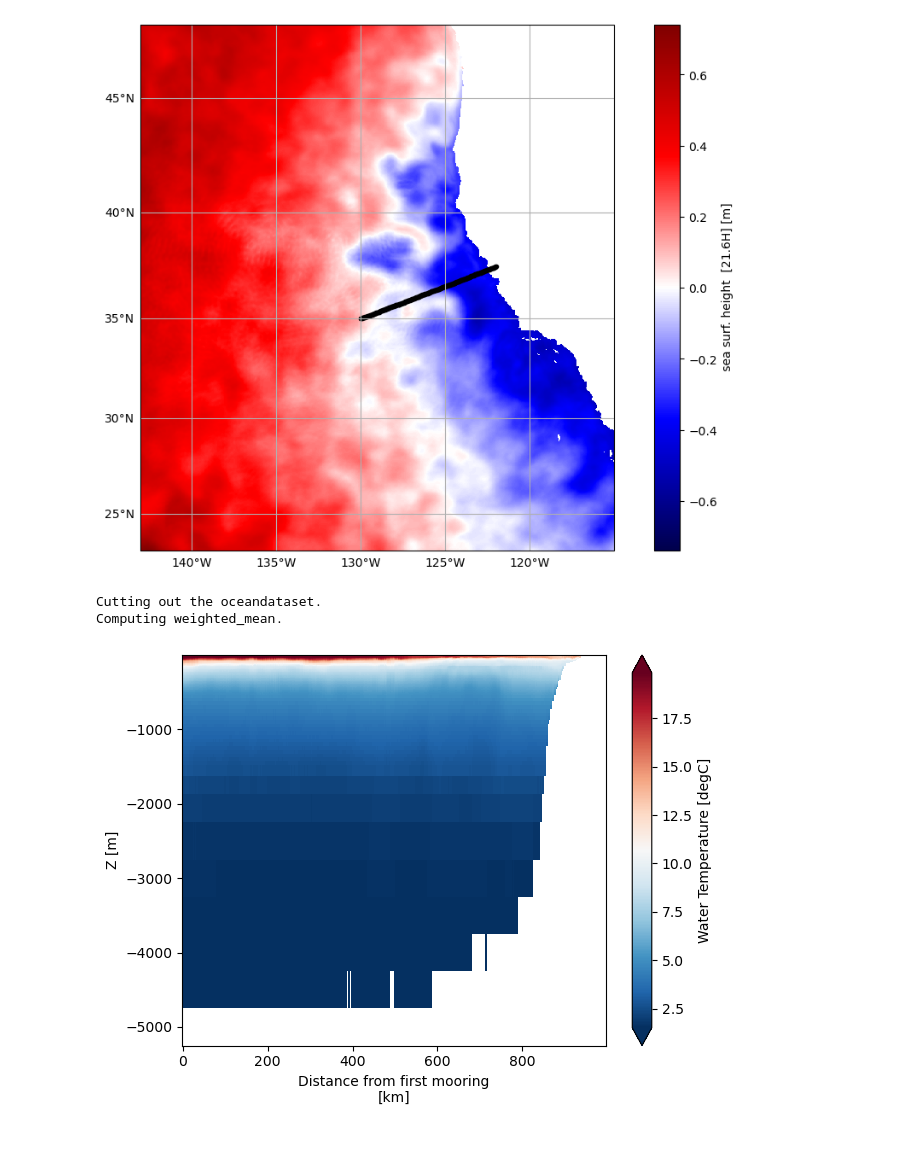
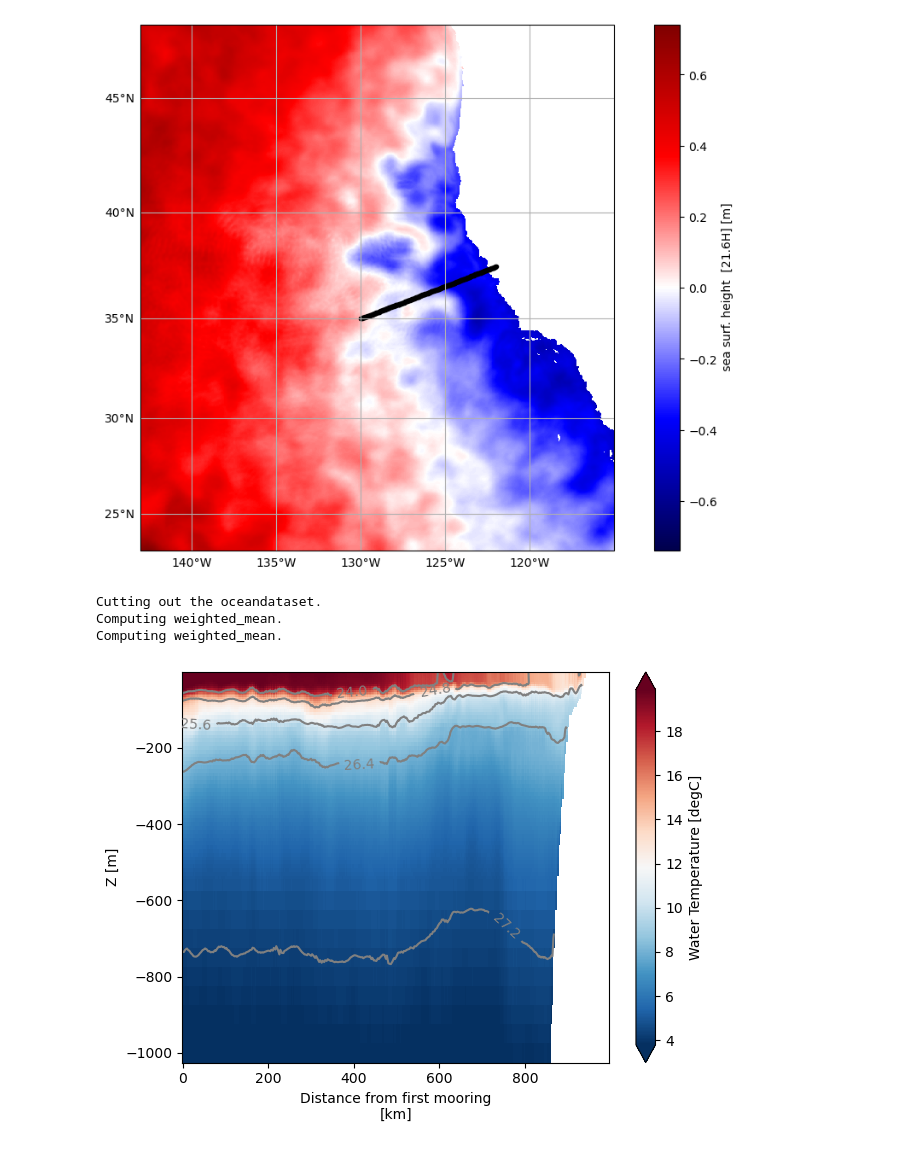
Before and after one commit to Mikejmnez/Ospy_Notebooks, a Jupyter notebook: HyCOM_ospy.ipynb, the cells around one changed output. Saved outputs shown, nothing was run; the diff lists cells and outputs as text; code cells hidden in the pictures.

```diff
--- a/HyCOM_ospy.ipynb
+++ b/HyCOM_ospy.ipynb
@@ -68,0 +126,8 @@ od = od.set_description('Sample data (snapshots) off the Northern California Coa
+# %%
+HFacC = xr.ones_like(od._ds['Temp'].isel(time=0))
+HFacW = xr.DataArray(np.ones([len(ds.Z), len(ds.Y), len(ds.Xp1)]), dims=['Z', 'Y', 'Xp1'], coords={'Z': ds.Z, "Y": ds.Y, 'Xp1': ds.Xp1})
+HFacS = xr.DataArray(np.ones([len(ds.Z), len(ds.Yp1), len(ds.X)]), dims=['Z', 'Yp1', 'X'], coords={'Z': ds.Z, "Yp1": ds.Yp1, 'X': ds.X})
+# %%
+cutout_od._ds['HFacC'] = HFacC
+cutout_od._ds['HFacW'] = HFacW
+cutout_od._ds['HFacS'] = HFacS
@@ -69,7 +136,4 @@ od = od.set_description('Sample data (snapshots) off the Northern California Coa
 # %%
-cutout_kwargs = {
-    'timeRange': ds.time[0],
-}
-
 Xmoor = np.linspace(-130, -122, 10)
 Ymoor = np.linspace(35, 37.5, 10)
+od_moor = cutout_od.subsample.mooring_array(Xmoor=Xmoor, Ymoor=Ymoor, **cutout_kwargs)
@@ -76,2 +142,0 @@ Ymoor = np.linspace(35, 37.5, 10)
-# %%
-od_moor = od.subsample.mooring_array(Xmoor=Xmoor, Ymoor=Ymoor, **cutout_kwargs)
@@ -91,15 +153,17 @@ Computing weighted_mean.
 # %%
 ax = od_moor.plot.vertical_section(
     varName="T",
     meanAxes="time",
+    contourName='Sigma0',
     robust=True,
     cmap="RdBu_r",
-    cutout_kwargs={'ZRange': [0, -5000]},
+    cutout_kwargs={'ZRange': [0, -1000]},
 )
 # %% [output]
 Cutting out the oceandataset.
 Computing weighted_mean.
+Computing weighted_mean.
-[figure, old version]
+[figure, new version]
 # %%
 ax = od_moor.plot.vertical_section(
     varName="S",
```
Also changed, not shown: parts of 13 cells of this notebook.
